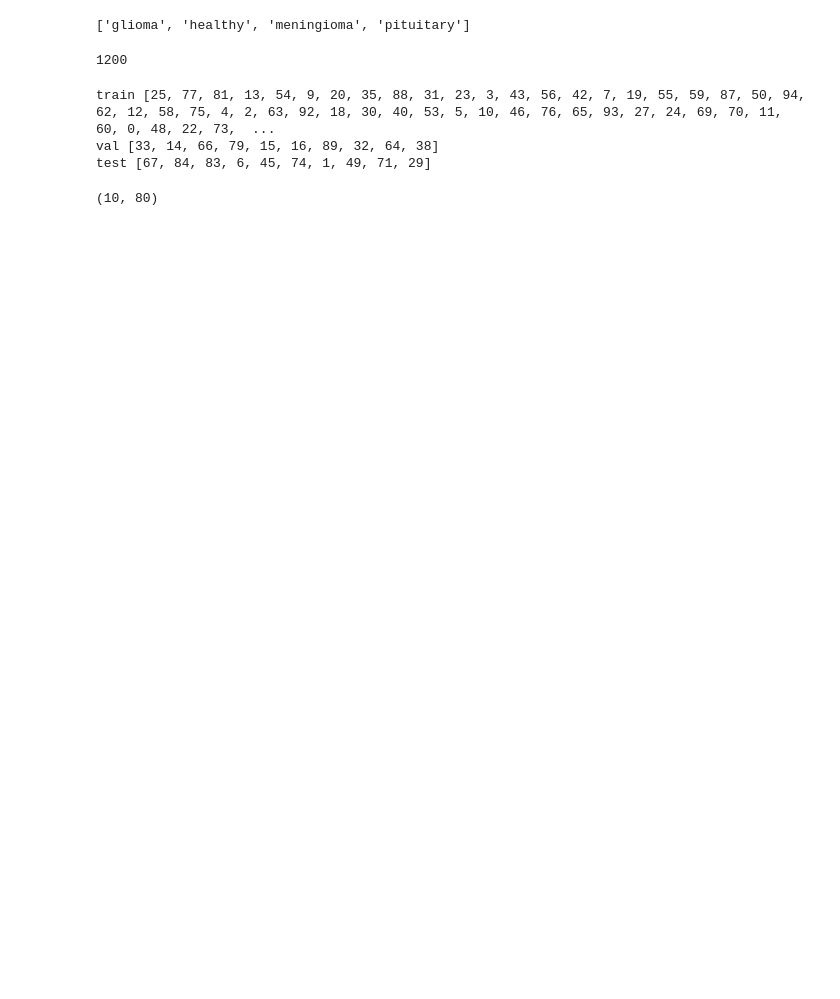
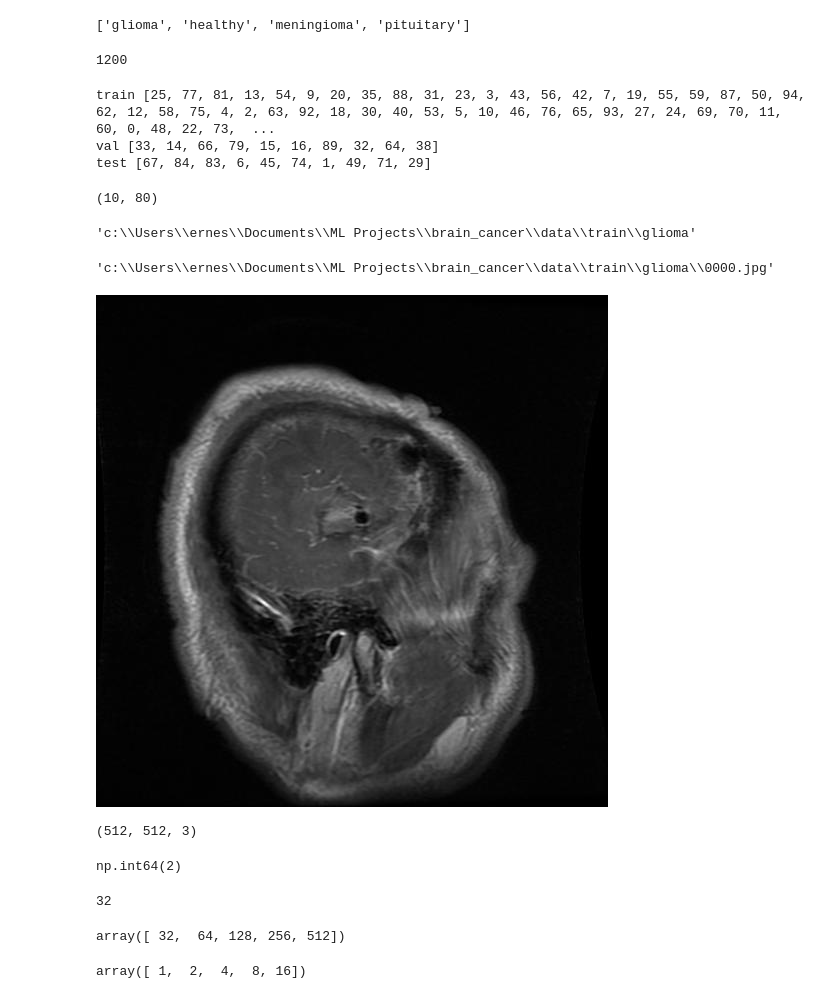
Before and after one commit to ernstBc/brain_tumor_mri, a Jupyter notebook: test.ipynb, the cells around one changed output. Cells and saved outputs as stored; diff of their text form; code cells hidden in the pictures; blank space fills up the shorter version.

```diff
--- a/test.ipynb
+++ b/test.ipynb
@@ -65,3 +52,42 @@ test [67, 84, 83, 6, 45, 74, 1, 49, 71, 29]
 val_size, train_size
 # %% [output]
 (10, 80)
+# %%
+os.path.join(TRAIN_DATA ,os.listdir(TRAIN_DATA)[0])
+# %% [output]
+'c:\\Users\\ernes\\Documents\\ML Projects\\brain_cancer\\data\\train\\glioma'
+# %%
+an_image_path=os.path.join(os.path.join(TRAIN_DATA ,os.listdir(TRAIN_DATA)[0]), os.listdir(os.path.join(TRAIN_DATA ,os.listdir(TRAIN_DATA)[0]))[0])
+an_image_path
+# %% [output]
+'c:\\Users\\ernes\\Documents\\ML Projects\\brain_cancer\\data\\train\\glioma\\0000.jpg'
+# %%
+from PIL import Image
+image=Image.open(an_image_path)
+image
+# %% [output]
+[figure, added]
+# %%
+import numpy as np
+
+np.array(image).shape
+# %% [output]
+(512, 512, 3)
+# %%
+import numpy as np
+
+np.clip(5, a_min=1, a_max=2)
+# %% [output]
+np.int64(2)
+# %%
+2 ** (5)
+# %% [output]
+32
+# %%
+np.clip(2 ** (5 + np.arange5)), a_min=32, a_max=512)
+# %% [output]
+array([ 32,  64, 128, 256, 512])
+# %%
+2 ** np.arange(5)
+# %% [output]
+array([ 1,  2,  4,  8, 16])
```
Also changed, not shown: parts of 23 cells of this notebook, 17 other files.
